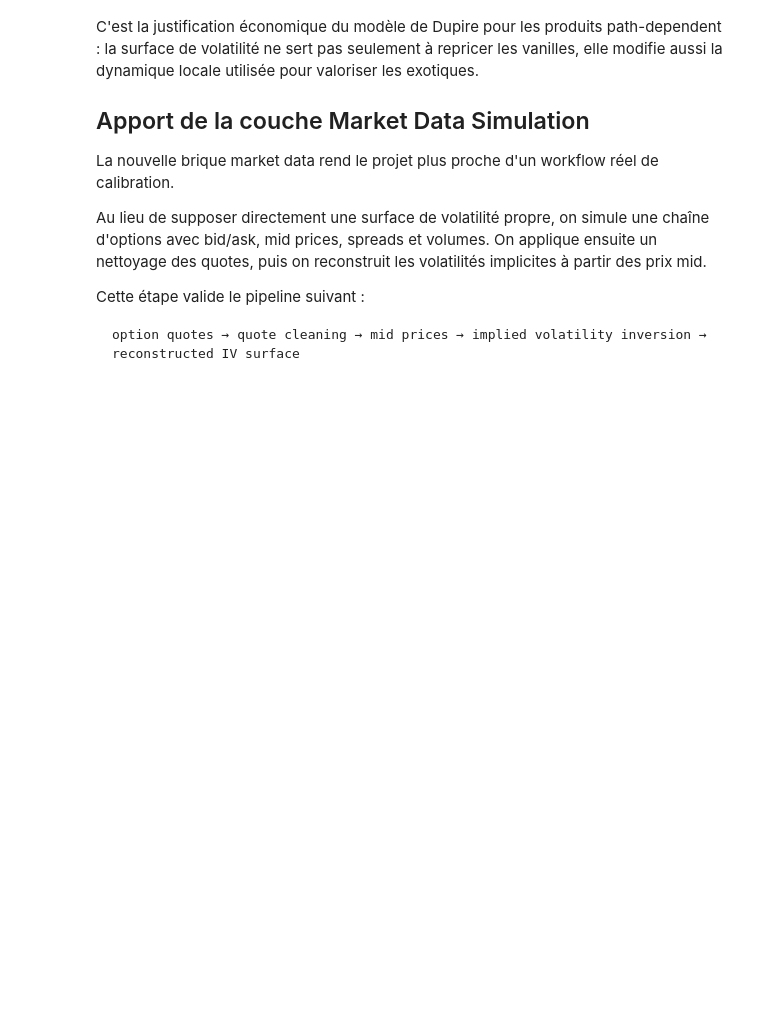
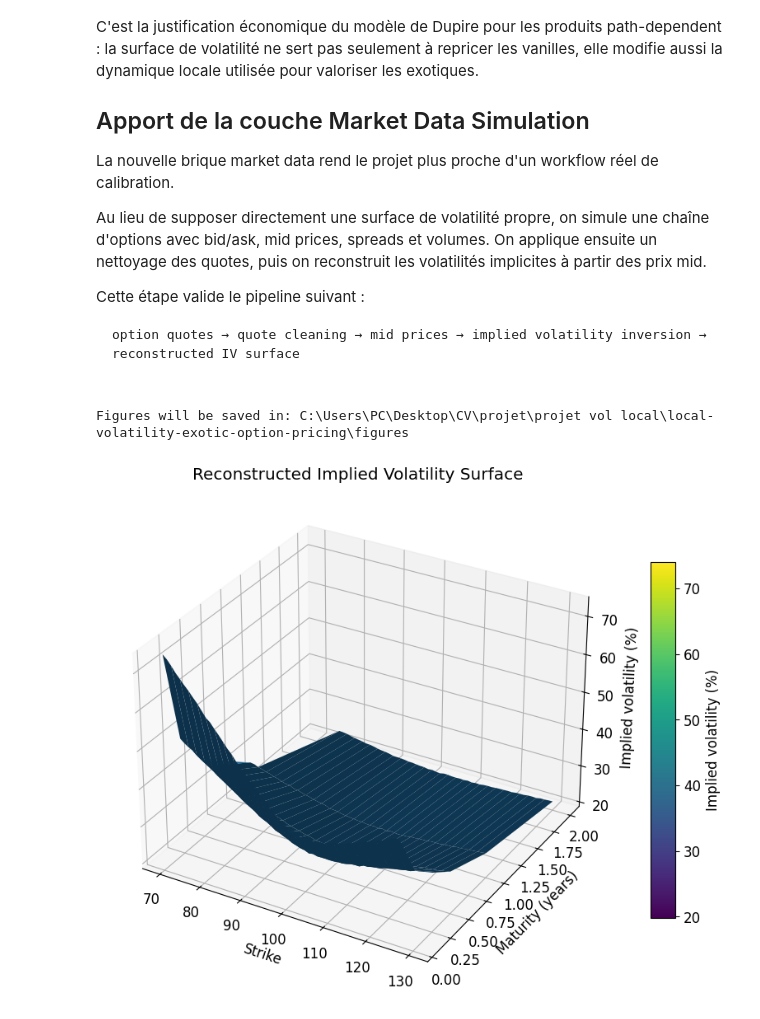
Before and after one commit to adamkerouredan/local-volatility-exotic-option-pricing, a Jupyter notebook: notebooks/local_volatility_exotic_option_pricing.ipynb, the cells around one changed output. Saved outputs shown, nothing was run; the diff lists cells and outputs as text; code cells hidden in the pictures; blank space fills up the shorter version.

````diff
--- a/notebooks/local_volatility_exotic_option_pricing.ipynb
+++ b/notebooks/local_volatility_exotic_option_pricing.ipynb
@@ -2971,3 +2971,58 @@ Cette étape valide le pipeline suivant :
 
 ```text
 option quotes → quote cleaning → mid prices → implied volatility inversion → reconstructed IV surface
+# %%
+# =============================================================
+# EXPORT KEY FIGURES FOR GITHUB README
+# =============================================================
+
+from pathlib import Path
+
+FIGURES_DIR = Path("../figures")
+FIGURES_DIR.mkdir(parents=True, exist_ok=True)
+
+print(f"Figures will be saved in: {FIGURES_DIR.resolve()}")
+# %% [output]
+Figures will be saved in: C:\Users\PC\Desktop\CV\projet\projet vol local\local-volatility-exotic-option-pricing\figures
+# %%
+# =============================================================
+# EXPORT — Reconstructed implied volatility surface
+# =============================================================
+
+reconstructed_iv_surface_percent = 100.0 * reconstructed_iv_matrix
+
+fig = plt.figure(figsize=(12, 8))
+ax = fig.add_subplot(111, projection="3d")
+
+surface_plot = ax.plot_surface(
+    strike_mesh,
+    maturity_mesh,
+    reconstructed_iv_surface_percent,
+    linewidth=0,
+    antialiased=True,
+    vmin=np.nanmin(reconstructed_iv_surface_percent),
+    vmax=np.nanmax(reconstructed_iv_surface_percent)
+)
+
+surface_plot.set_clim(
+    np.nanmin(reconstructed_iv_surface_percent),
+    np.nanmax(reconstructed_iv_surface_percent)
+)
+
+ax.set_xlabel("Strike")
+ax.set_ylabel("Maturity (years)")
+ax.set_zlabel("Implied volatility (%)")
+ax.set_title("Reconstructed Implied Volatility Surface")
+
+fig.colorbar(
+    surface_plot,
+    ax=ax,
+    shrink=0.7,
+    aspect=14,
+    label="Implied volatility (%)"
+)
+
+plt.savefig(FIGURES_DIR / "reconstructed_iv_surface.png", dpi=160, bbox_inches="tight")
+plt.show()
+# %% [output]
+[figure, added]
````
Also changed, not shown: parts of 5 cells of this notebook, 1 other file.
